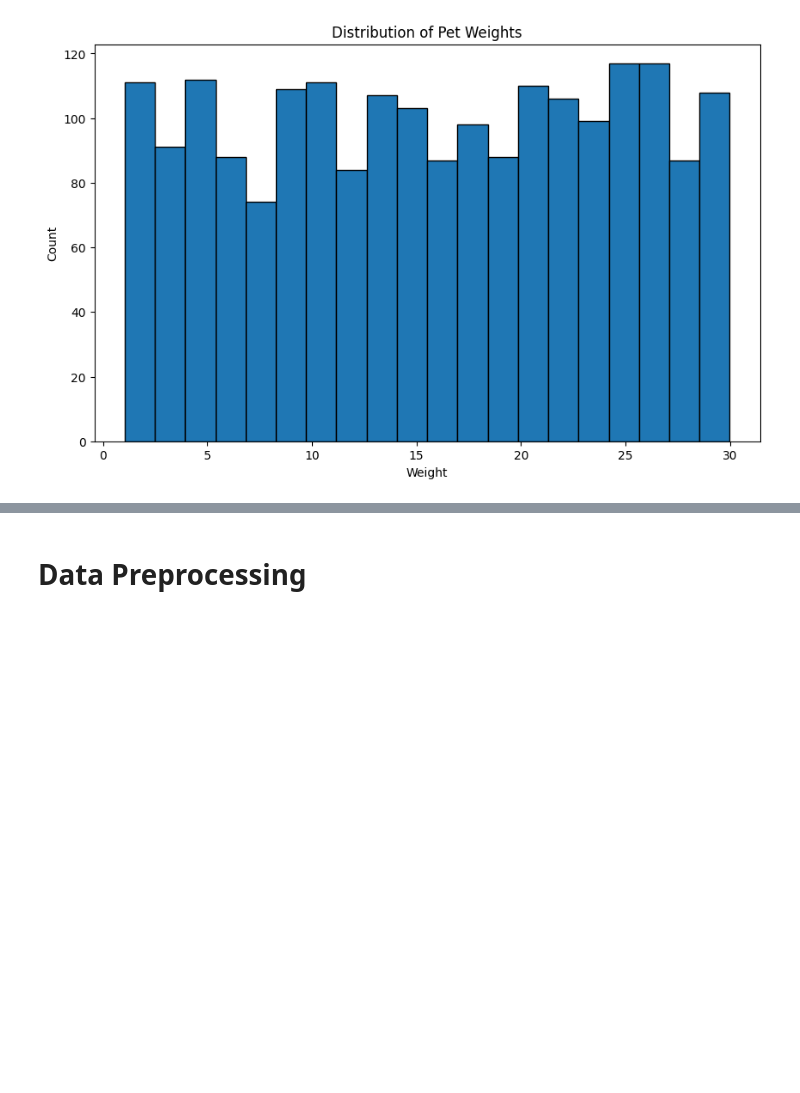
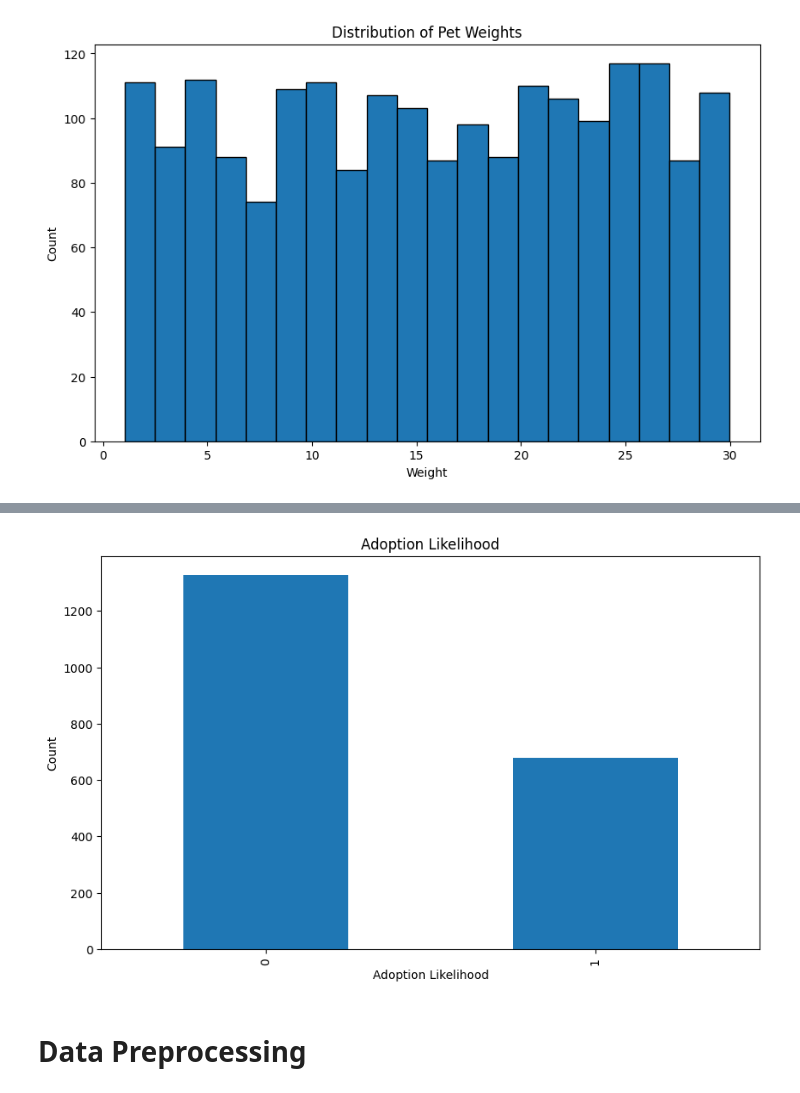
Before and after one commit to ibrahimssmalik/machine-learning-projects, a Jupyter notebook: Pet-Adoption-Prediction/adoption_prediction.ipynb, the cells around one changed output, grey strips where cells are left out. Cells and saved outputs as stored; diff of their text form; code cells hidden in the pictures; blank space fills up the shorter version.

```diff
--- a/Pet-Adoption-Prediction/adoption_prediction.ipynb
+++ b/Pet-Adoption-Prediction/adoption_prediction.ipynb
@@ -94,3 +106,13 @@ plt.show()
+# %%
+# Adoption Likelihood
+plt.figure(figsize=(10, 6))
+df['AdoptionLikelihood'].value_counts().plot(kind='bar')
+plt.title('Adoption Likelihood')
+plt.xlabel('Adoption Likelihood')
+plt.ylabel('Count')
+plt.show()
+# %% [output]
+[figure, added]
 # %% [markdown]
 # Data Preprocessing
 # %%
```
Also changed, not shown: parts of 3 cells of this notebook.
